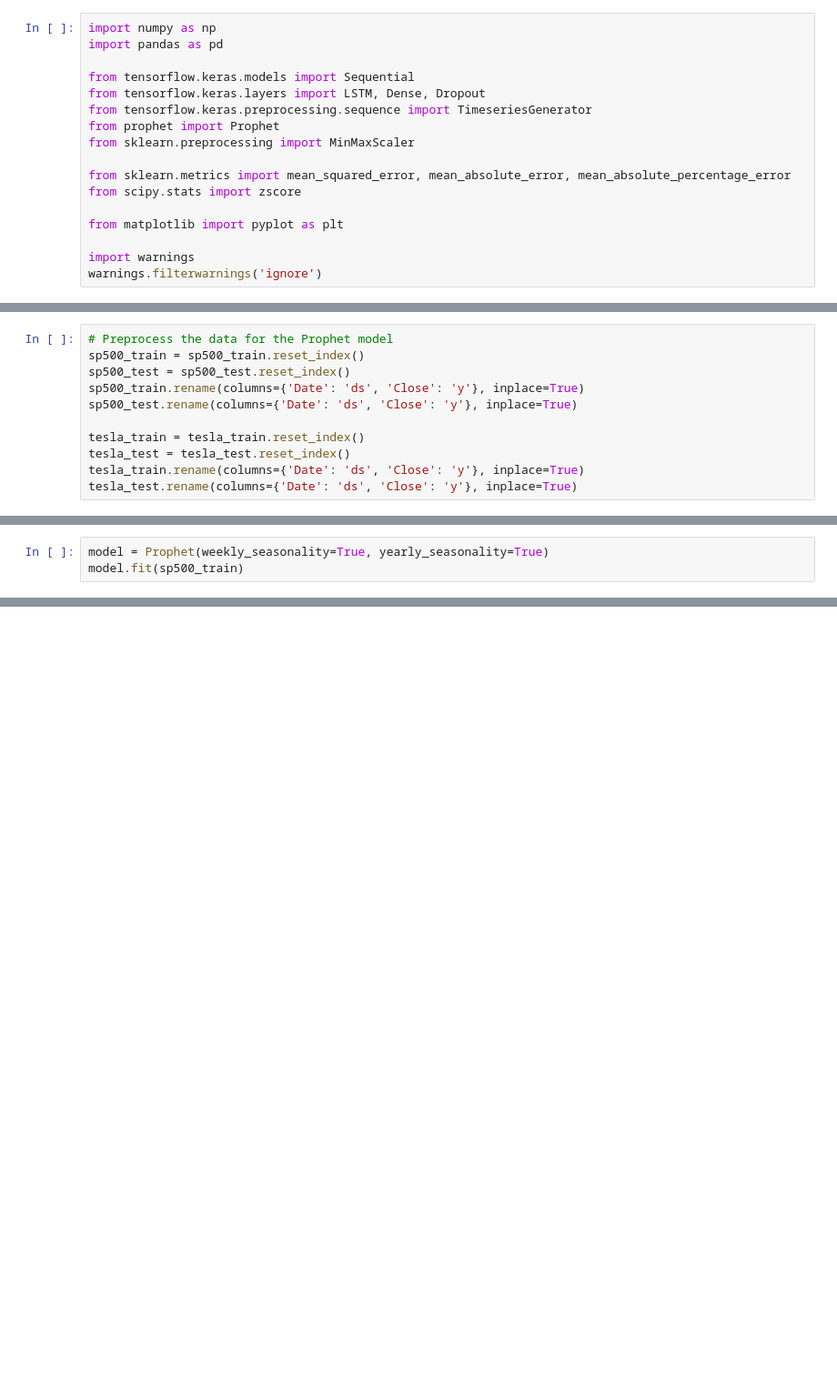
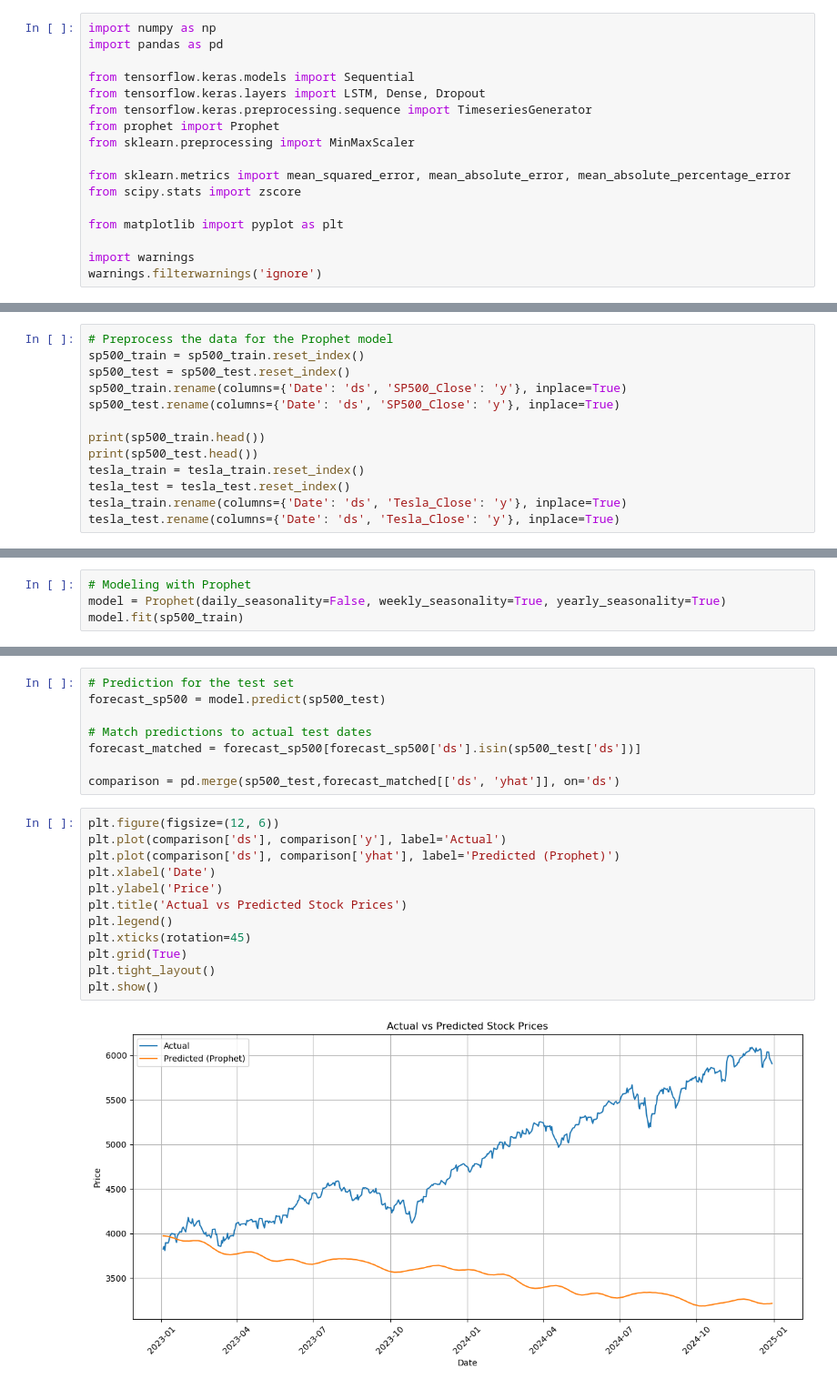
Before and after one commit to pe5kataa/LSTM---ARIMA---Prophet, a Jupyter notebook: 2.3_Prophet.ipynb, the cells around one changed output, grey strips where cells are left out. Shown at 91% size. Drawn from its saved outputs; the diff is of its cells as text; blank space fills up the shorter version.

Commit message:
Finish Prophet Model and update datasets

```diff
--- a/2.3_Prophet.ipynb
+++ b/2.3_Prophet.ipynb
@@ -35,10 +34,12 @@ memory usage: 6.5 KB
 # Preprocess the data for the Prophet model
 sp500_train = sp500_train.reset_index()
 sp500_test = sp500_test.reset_index()
-sp500_train.rename(columns={'Date': 'ds', 'Close': 'y'}, inplace=True)
-sp500_test.rename(columns={'Date': 'ds', 'Close': 'y'}, inplace=True)
+sp500_train.rename(columns={'Date': 'ds', 'SP500_Close': 'y'}, inplace=True)
+sp500_test.rename(columns={'Date': 'ds', 'SP500_Close': 'y'}, inplace=True)
 
+print(sp500_train.head())
+print(sp500_test.head())
 tesla_train = tesla_train.reset_index()
 tesla_test = tesla_test.reset_index()
-tesla_train.rename(columns={'Date': 'ds', 'Close': 'y'}, inplace=True)
-tesla_test.rename(columns={'Date': 'ds', 'Close': 'y'}, inplace=True)
+tesla_train.rename(columns={'Date': 'ds', 'Tesla_Close': 'y'}, inplace=True)
+tesla_test.rename(columns={'Date': 'ds', 'Tesla_Close': 'y'}, inplace=True)
@@ -45,4 +59,5 @@ tesla_test.rename(columns={'Date': 'ds', 'Close': 'y'}, inplace=True)
 # %%
-model = Prophet(weekly_seasonality=True, yearly_seasonality=True)
+# Modeling with Prophet
+model = Prophet(daily_seasonality=False, weekly_seasonality=True, yearly_seasonality=True)
 model.fit(sp500_train)
 # %% [output]
@@ -49,0 +68,22 @@ ValueError: Dataframe must have columns "ds" and "y" with the dates and values r
+# %%
+# Prediction for the test set
+forecast_sp500 = model.predict(sp500_test)
+
+# Match predictions to actual test dates
+forecast_matched = forecast_sp500[forecast_sp500['ds'].isin(sp500_test['ds'])]
+
+comparison = pd.merge(sp500_test,forecast_matched[['ds', 'yhat']], on='ds')
+# %%
+plt.figure(figsize=(12, 6))
+plt.plot(comparison['ds'], comparison['y'], label='Actual')
+plt.plot(comparison['ds'], comparison['yhat'], label='Predicted (Prophet)')
+plt.xlabel('Date')
+plt.ylabel('Price')
+plt.title('Actual vs Predicted Stock Prices')
+plt.legend()
+plt.xticks(rotation=45)
+plt.grid(True)
+plt.tight_layout()
+plt.show()
+# %% [output]
+[figure, added]
```
Also changed, not shown: parts of 3 cells of this notebook, 4 other files.
